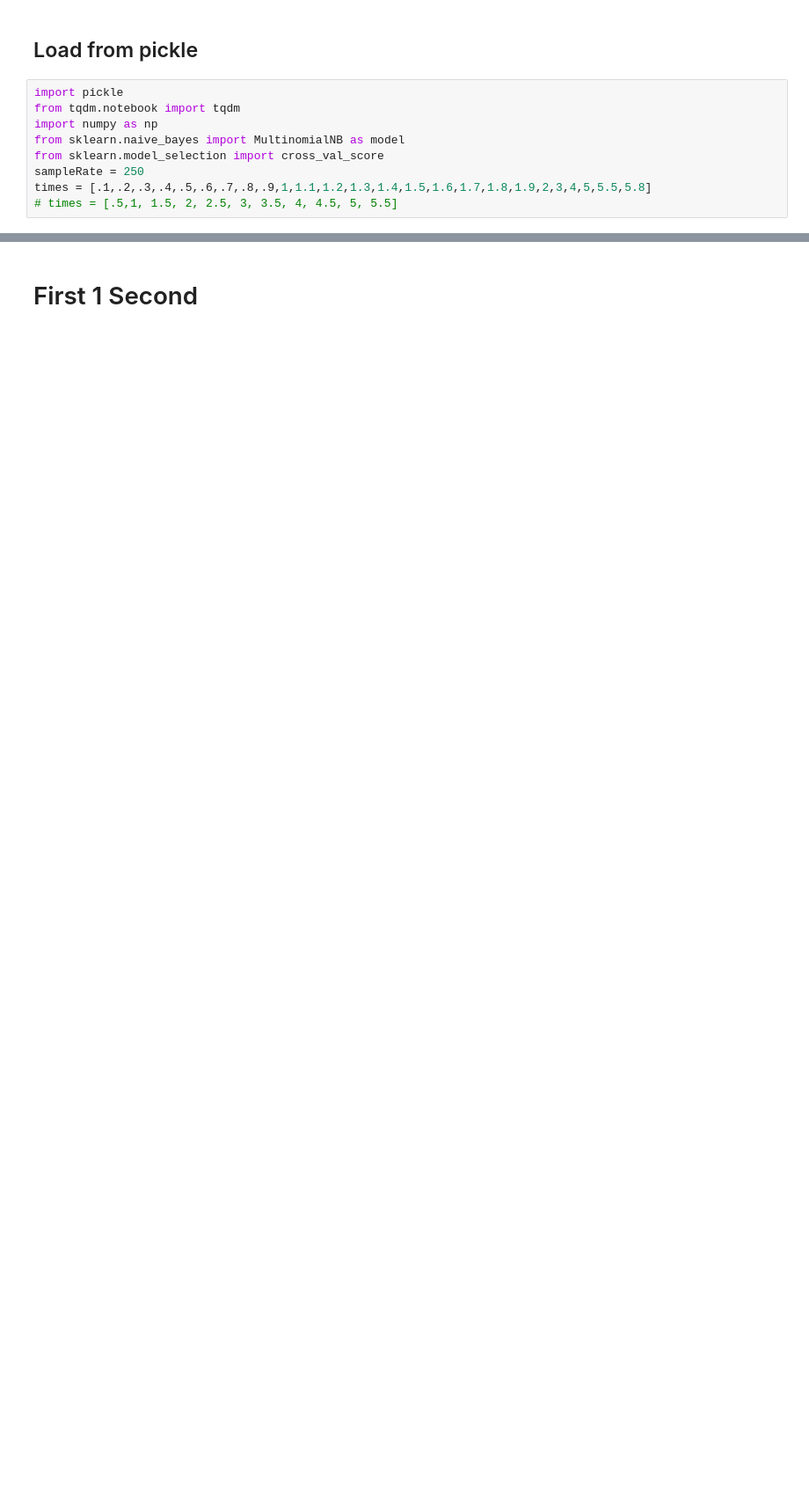
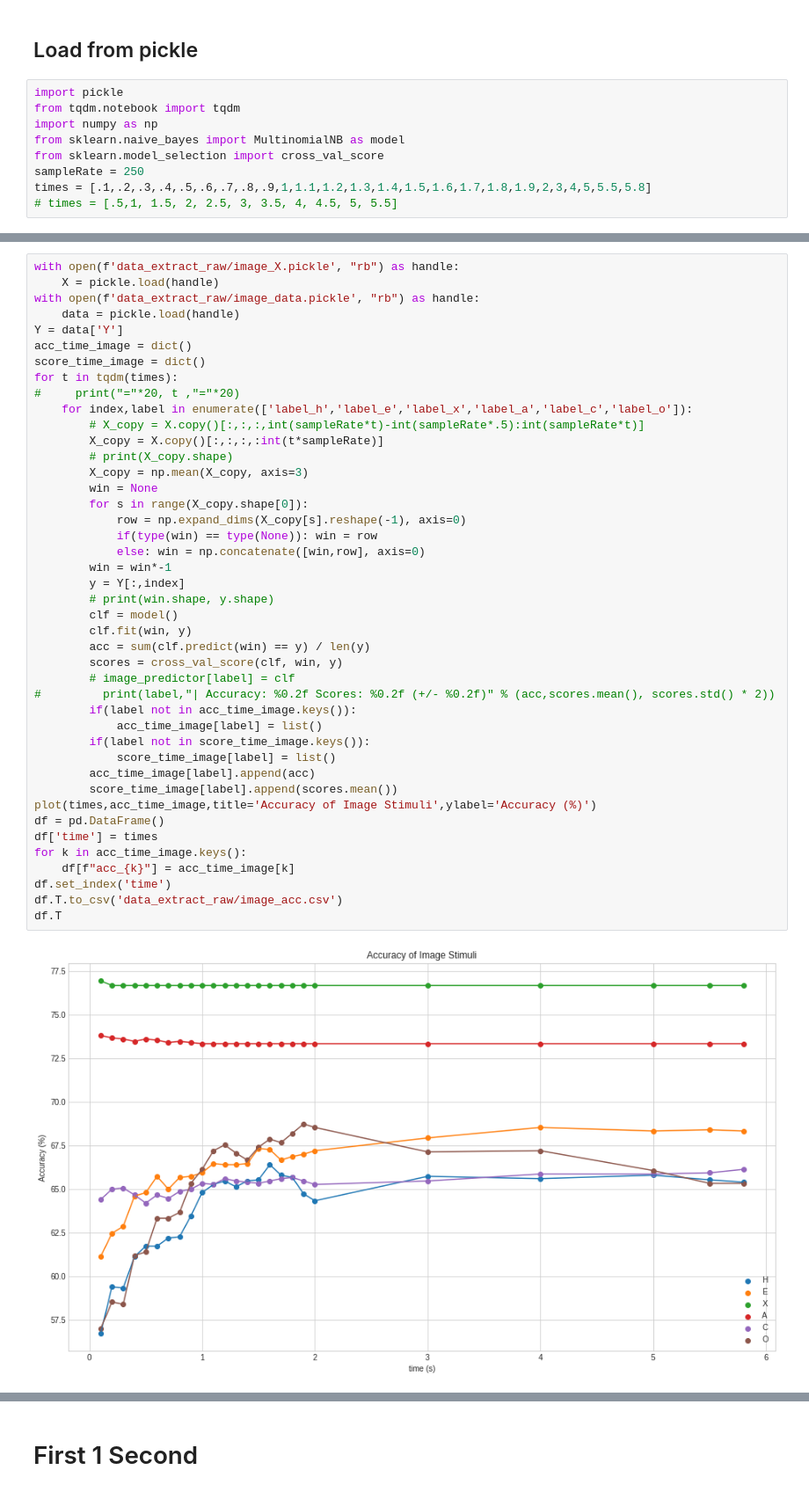
Before and after one commit to akraradets/2021JanHCI, a Jupyter notebook: 3-preprocess/4-Hypothesis2.ipynb, the cells around one changed output, grey strips where cells are left out. Shown at 88% size. Saved outputs shown, nothing was run; the diff lists cells and outputs as text; blank space fills up the shorter version.

```diff
--- a/3-preprocess/4-Hypothesis2.ipynb
+++ b/3-preprocess/4-Hypothesis2.ipynb
@@ -197,0 +195,45 @@ times = np.arange(2,252,2)
+# %%
+with open(f'data_extract_raw/image_X.pickle', "rb") as handle:
+    X = pickle.load(handle)
+with open(f'data_extract_raw/image_data.pickle', "rb") as handle:
+    data = pickle.load(handle)
+Y = data['Y']
+acc_time_image = dict()
+score_time_image = dict()
+for t in tqdm(times):
+#     print("="*20, t ,"="*20)
+    for index,label in enumerate(['label_h','label_e','label_x','label_a','label_c','label_o']):
+        # X_copy = X.copy()[:,:,:,int(sampleRate*t)-int(sampleRate*.5):int(sampleRate*t)]
+        X_copy = X.copy()[:,:,:,:int(t*sampleRate)]
+        # print(X_copy.shape)
+        X_copy = np.mean(X_copy, axis=3)
+        win = None
+        for s in range(X_copy.shape[0]):
+            row = np.expand_dims(X_copy[s].reshape(-1), axis=0)
+            if(type(win) == type(None)): win = row
+            else: win = np.concatenate([win,row], axis=0)
+        win = win*-1
+        y = Y[:,index]
+        # print(win.shape, y.shape)
+        clf = model()
+        clf.fit(win, y)
+        acc = sum(clf.predict(win) == y) / len(y)
+        scores = cross_val_score(clf, win, y)
+        # image_predictor[label] = clf
+#         print(label,"| Accuracy: %0.2f Scores: %0.2f (+/- %0.2f)" % (acc,scores.mean(), scores.std() * 2))
+        if(label not in acc_time_image.keys()):
+            acc_time_image[label] = list()
+        if(label not in score_time_image.keys()):
+            score_time_image[label] = list()
+        acc_time_image[label].append(acc)
+        score_time_image[label].append(scores.mean())
+plot(times,acc_time_image,title='Accuracy of Image Stimuli',ylabel='Accuracy (%)')
+df = pd.DataFrame()
+df['time'] = times
+for k in acc_time_image.keys():
+    df[f"acc_{k}"] = acc_time_image[k]
+df.set_index('time')
+df.T.to_csv('data_extract_raw/image_acc.csv')
+df.T
+# %% [output]
+[figure, added]
```
Also changed, not shown: parts of 27 cells of this notebook.
